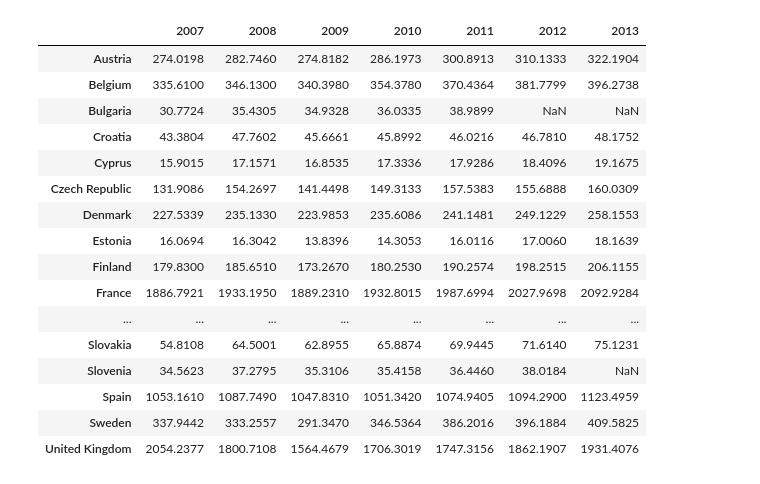
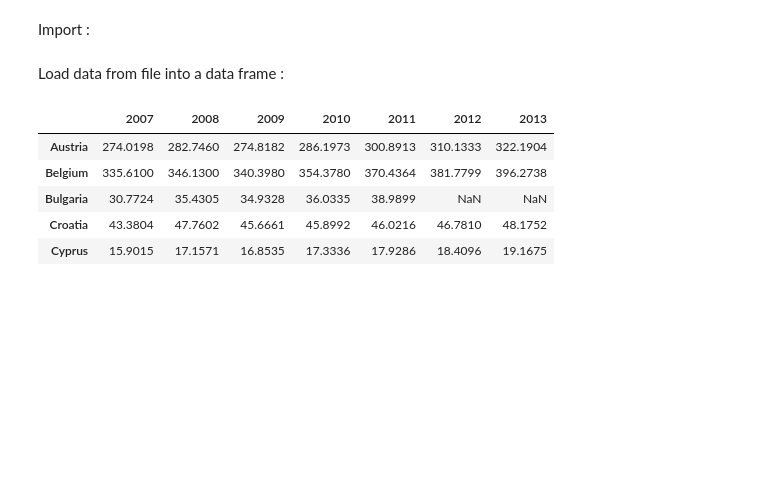
Before and after one commit to pascal-schetelat/Slope, a Jupyter notebook: slopeGraphs.ipynb, the cells around one changed output. Drawn from its saved outputs; the diff is of its cells as text; code cells hidden in the pictures; blank space fills up the shorter version.

```diff
--- a/slopeGraphs.ipynb
+++ b/slopeGraphs.ipynb
@@ -51,0 +40,2 @@ sns.set_style('white')
+# %% [markdown]
+Import :
@@ -52,22 +44,12 @@ sns.set_style('white')
+# %% [markdown]
+Load data from file into a data frame :
 # %%
-# Load data from a csv file and display it
-data = pd.read_csv(os.path.join('Data','EU_GDP_2007_2013.csv'),index_col=0,na_values='-')
-data/1000
+data = pd.read_csv(os.path.join('data','EU_GDP_2007_2013.csv'),index_col=0,na_values='-')
+(data/1000).head()
 # %% [output]
 |  | 2007 | 2008 | 2009 | 2010 | 2011 | 2012 | 2013 |
 | Austria | 274.0198 | 282.7460 | 274.8182 | 286.1973 | 300.8913 | 310.1333 | 322.1904 |
 | Belgium | 335.6100 | 346.1300 | 340.3980 | 354.3780 | 370.4364 | 381.7799 | 396.2738 |
 | Bulgaria | 30.7724 | 35.4305 | 34.9328 | 36.0335 | 38.9899 | NaN | NaN |
 | Croatia | 43.3804 | 47.7602 | 45.6661 | 45.8992 | 46.0216 | 46.7810 | 48.1752 |
 | Cyprus | 15.9015 | 17.1571 | 16.8535 | 17.3336 | 17.9286 | 18.4096 | 19.1675 |
-| Czech Republic | 131.9086 | 154.2697 | 141.4498 | 149.3133 | 157.5383 | 155.6888 | 160.0309 |
-| Denmark | 227.5339 | 235.1330 | 223.9853 | 235.6086 | 241.1481 | 249.1229 | 258.1553 |
-| Estonia | 16.0694 | 16.3042 | 13.8396 | 14.3053 | 16.0116 | 17.0060 | 18.1639 |
-| Finland | 179.8300 | 185.6510 | 173.2670 | 180.2530 | 190.2574 | 198.2515 | 206.1155 |
-| France | 1886.7921 | 1933.1950 | 1889.2310 | 1932.8015 | 1987.6994 | 2027.9698 | 2092.9284 |
-| ... | ... | ... | ... | ... | ... | ... | ... |
-| Slovakia | 54.8108 | 64.5001 | 62.8955 | 65.8874 | 69.9445 | 71.6140 | 75.1231 |
-| Slovenia | 34.5623 | 37.2795 | 35.3106 | 35.4158 | 36.4460 | 38.0184 | NaN |
-| Spain | 1053.1610 | 1087.7490 | 1047.8310 | 1051.3420 | 1074.9405 | 1094.2900 | 1123.4959 |
-| Sweden | 337.9442 | 333.2557 | 291.3470 | 346.5364 | 386.2016 | 396.1884 | 409.5825 |
-| United Kingdom | 2054.2377 | 1800.7108 | 1564.4679 | 1706.3019 | 1747.3156 | 1862.1907 | 1931.4076 |
```
Also changed, not shown: parts of 16 cells of this notebook, 1 other file.
